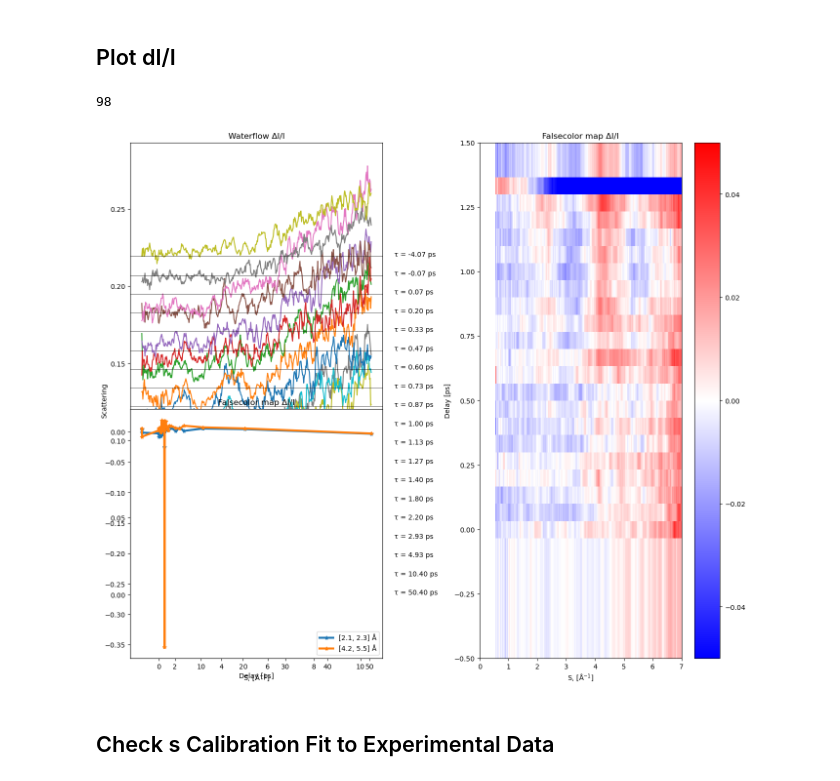
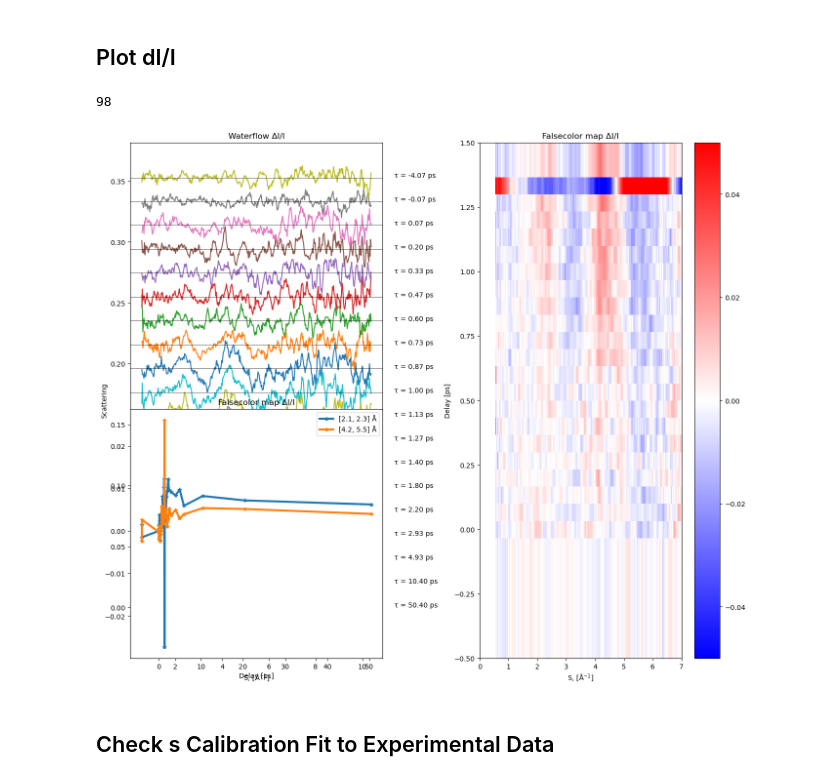
Before and after one commit to lheald2/gued, a Jupyter notebook: PDF_Generation.ipynb, the cells around one changed output. Cells and saved outputs as stored; diff of their text form; code cells hidden in the pictures.

```diff
--- a/PDF_Generation.ipynb
+++ b/PDF_Generation.ipynb
@@ -120,7 +120,7 @@ plt.show()
 # %% [markdown]
 ## Load Experimental Data
 # %%
-file_name = "o-ntph_data_2024-06-13.h5"
+file_name = "_o-ntph_data_2024-06-13.h5"
 group_name = "s1"
 # %%
 # Read combined data
@@ -172,44 +172,52 @@ if stage_len<5: # Make up the reference signals
 else:
     N_ref = 3
 norm_ref = np.nanmean(azimuthal_data[:N_ref],axis=0)         # Reference signal before T0
 
-dI_I_norm = (azimuthal_data-norm_ref)/norm_ref # Calculate the percentage difference signal
+dI_I = (azimuthal_data-norm_ref)/norm_ref # Calculate the percentage difference signal
+
+dI_I_fit = gued.power_fit(dI_I, s)
 
 # Plot a figure of the time-depdendent signal of scattering percentage difference.
 plt.figure(figsize=(14,12))
 
 plt.subplot(1,2,1)
 for i in range(stage_len):
     if i%2 == 0:
-        plt.plot(s,dI_I_norm[stage_len-i-1] + np.nanmax(dI_I_norm)*(i)/15)
-        plt.text(s[-1]+1,np.nanmax(dI_I_norm)*(i)/15, r'τ = {0:.2f} ps'.format(realtime[stage_len-i-1]))
-        plt.axhline(y = np.nanmax(dI_I_norm)*(i)/15, color = 'k', linestyle = '-',linewidth=0.5)
-plt.xlabel(r'S, ['+angs+'$^{-1}$]');plt.ylabel('Scattering');plt.title('Waterflow ΔI/I')
+        plt.plot(s,dI_I_fit[stage_len-i-1] + np.nanmax(dI_I_fit)*(i)/15)
+        plt.text(s[-1]+1,np.nanmax(dI_I_fit)*(i)/15, r'τ = {0:.2f} ps'.format(realtime[stage_len-i-1]))
+        plt.axhline(y = np.nanmax(dI_I_fit)*(i)/15, color = 'k', linestyle = '-',linewidth=0.5)
+plt.xlabel(r'S, ['+angs+'$^{-1}$]')
+plt.ylabel('Scattering')
+plt.title('Waterflow ΔI/I')
 
 plt.subplot(1,2,2)
-plt.pcolor(s,realtime,dI_I_norm,cmap='bwr')
+plt.pcolor(s,realtime,dI_I_fit,cmap='bwr')
 plt.clim(vmin=-0.05, vmax=0.05)
 plt.colorbar()
 plt.ylim(-0.5, 1.5)
 plt.xlim(0, 7)
-plt.xlabel(r'S, ['+angs+'$^{-1}$]');plt.ylabel('Delay [ps]');plt.title('Falsecolor map ΔI/I')
+plt.xlabel(r'S, ['+angs+'$^{-1}$]')
+plt.ylabel('Delay [ps]')
+plt.title('Falsecolor map ΔI/I')
 
 plt.subplot(2,2,3)
 RoI_1 = [2.1, 2.3]
 RoI_2 = [4.2, 5.5]
 print(round(RoI_1[0]/0.0215))
-Inte_1 = dI_I_norm[:,round(RoI_1[0]/s_cali):round(RoI_1[1]/s_cali)].mean(axis=1)
-Inte_2 = dI_I_norm[:,round(RoI_2[0]/s_cali):round(RoI_2[1]/s_cali)].mean(axis=1)
+Inte_1 = dI_I_fit[:,round(RoI_1[0]/s_cali):round(RoI_1[1]/s_cali)].mean(axis=1)
+Inte_2 = dI_I_fit[:,round(RoI_2[0]/s_cali):round(RoI_2[1]/s_cali)].mean(axis=1)
 plt.plot(realtime,Inte_1,'-*',linewidth=3,label=str(RoI_1)+' '+angs)
 plt.plot(realtime,Inte_2,'-*',linewidth=3,label=str(RoI_2)+' '+angs)
 plt.legend()
-plt.xlabel('Integrated Yield [arb.]');plt.xlabel('Delay [ps]');plt.title('Falsecolor map ΔI/I')
+plt.xlabel('Integrated Yield [arb.]')
+plt.xlabel('Delay [ps]')
+plt.title('Falsecolor map ΔI/I')
 
 plt.tight_layout()
 plt.show()
 # %% [output]
 98
-[figure, old version]
+[figure, new version]
 # %% [markdown]
 ## Check s Calibration Fit to Experimental Data
 # %%
```
Also changed, not shown: parts of 5 cells of this notebook, 4 other files.
